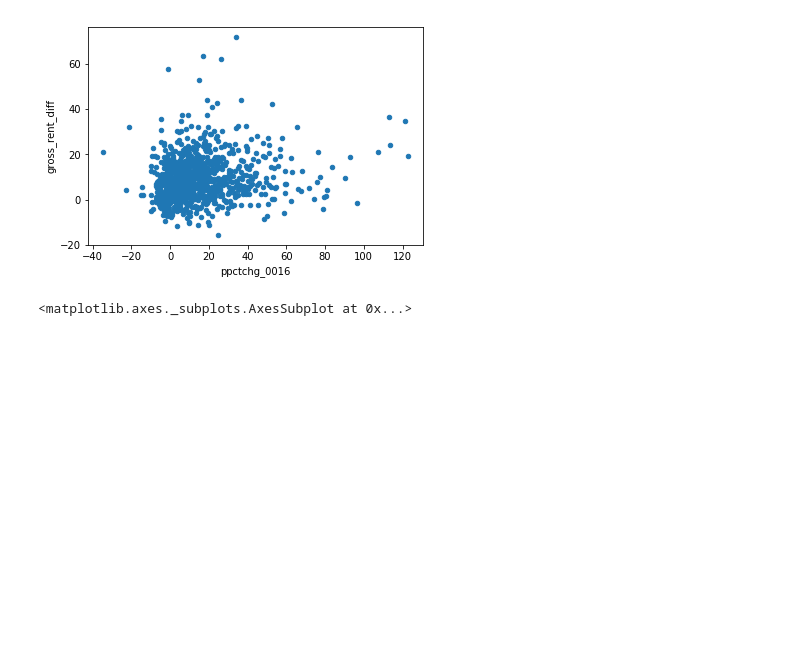
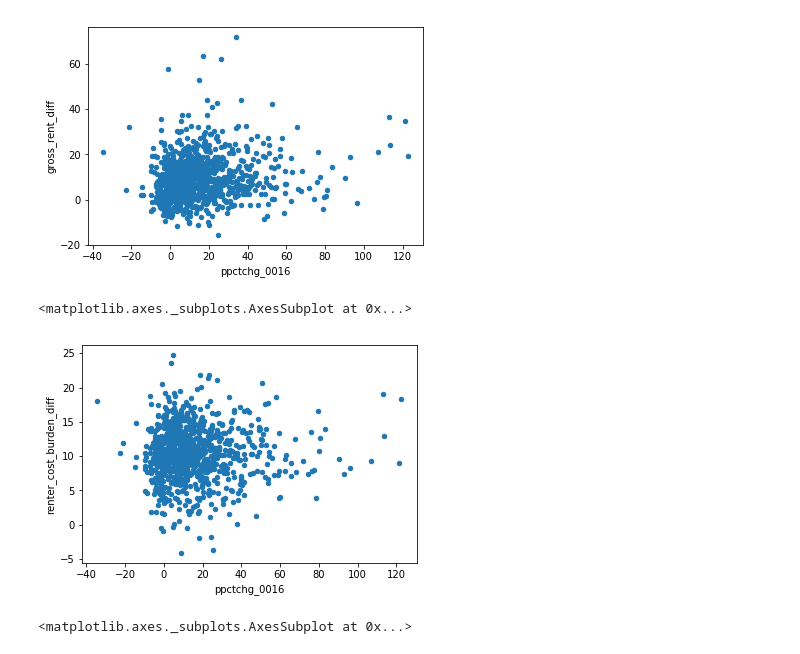
Before and after one commit to ecseymour/cost_burden, a Jupyter notebook: notebooks/county_cost_burden_scratch.ipynb, the cells around one changed output. Cells and saved outputs as stored; diff of their text form; code cells hidden in the pictures; blank space fills up the shorter version.

```diff
--- a/notebooks/county_cost_burden_scratch.ipynb
+++ b/notebooks/county_cost_burden_scratch.ipynb
@@ -176,6 +176,12 @@ df.plot.scatter('ppctchg_0016', 'gross_rent_diff')
 # %% [output]
 <matplotlib.axes._subplots.AxesSubplot at 0x...>
 [figure]
+# %%
+df['renter_cost_burden_diff'] = df['renter_cost_burden_16'] - df['renter_cost_burden_00']
+df.plot.scatter('ppctchg_0016', 'renter_cost_burden_diff')
+# %% [output]
+<matplotlib.axes._subplots.AxesSubplot at 0x...>
+[figure, added]
 # %%
 # plot gap between rent increase and income decrease
 df['idx_gap'] = df['med_gross_rent_16_idx'] - df['med_renter_inc_16_idx']
```
Also changed, not shown: 1 other file.
